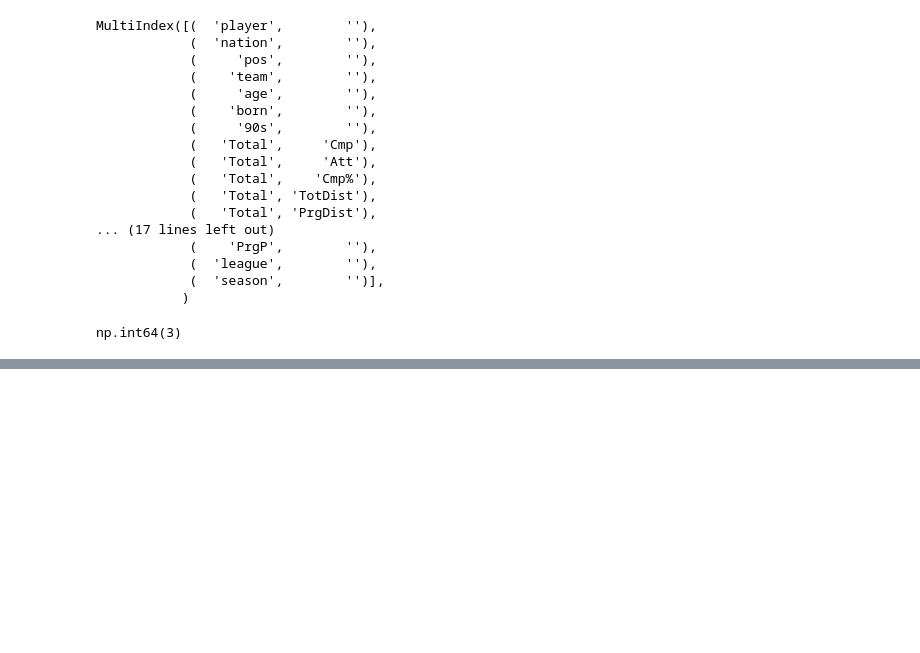
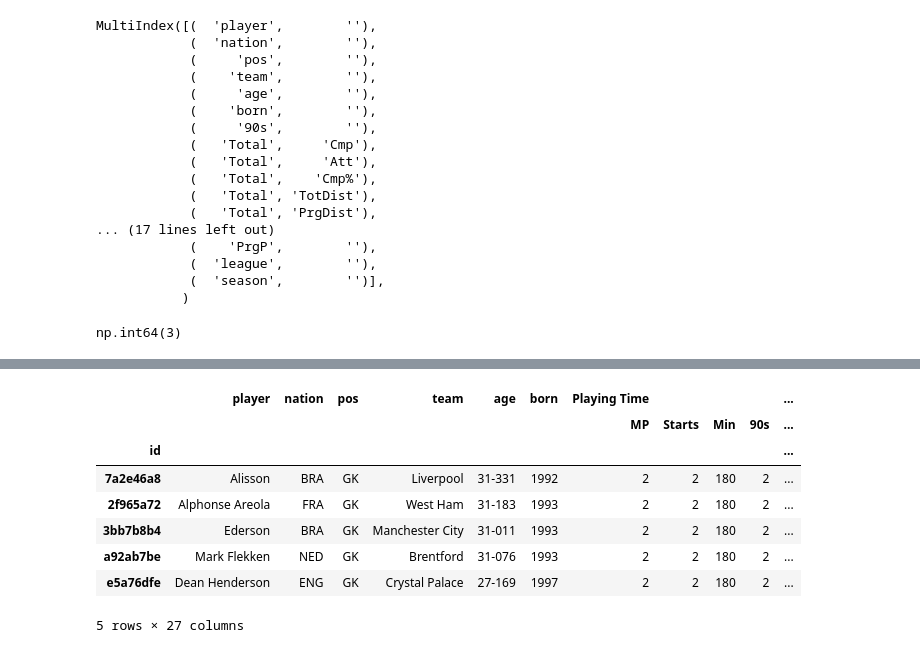
Before and after one commit to PTIT-D22KH/fbref-experimenting, a Jupyter notebook: fbref-players/epl/epl.ipynb, the cells around one changed output, grey strips where cells are left out. Drawn from its saved outputs; the diff is of its cells as text; code cells hidden in the pictures; blank space fills up the shorter version.

```diff
--- a/fbref-players/epl/epl.ipynb
+++ b/fbref-players/epl/epl.ipynb
@@ -208,3 +216,7 @@ b1 = df3[df3['player'] == 'Kevin De Bruyne']
 a1['KP'].values[0]
 # %% [output]
 np.int64(3)
+# %%
+df5 = fbref.read_player_season_stats('keeper')
+df5.head()
+# %% [output]
@@ -210,0 +227,9 @@ np.int64(3)
+|  | player | nation | pos | team | age | born | Playing Time |  |  |  | ... |
+|  |  |  |  |  |  |  | MP | Starts | Min | 90s | ... |
+| id |  |  |  |  |  |  |  |  |  |  | ... |
+| 7a2e46a8 | Alisson | BRA | GK | Liverpool | 31-331 | 1992 | 2 | 2 | 180 | 2 | ... |
+| 2f965a72 | Alphonse Areola | FRA | GK | West Ham | 31-183 | 1993 | 2 | 2 | 180 | 2 | ... |
+| 3bb7b8b4 | Ederson | BRA | GK | Manchester City | 31-011 | 1993 | 2 | 2 | 180 | 2 | ... |
+| a92ab7be | Mark Flekken | NED | GK | Brentford | 31-076 | 1993 | 2 | 2 | 180 | 2 | ... |
+| e5a76dfe | Dean Henderson | ENG | GK | Crystal Palace | 27-169 | 1997 | 2 | 2 | 180 | 2 | ... |
+5 rows × 27 columns
```
Also changed, not shown: parts of 6 cells of this notebook, 1 other file.
